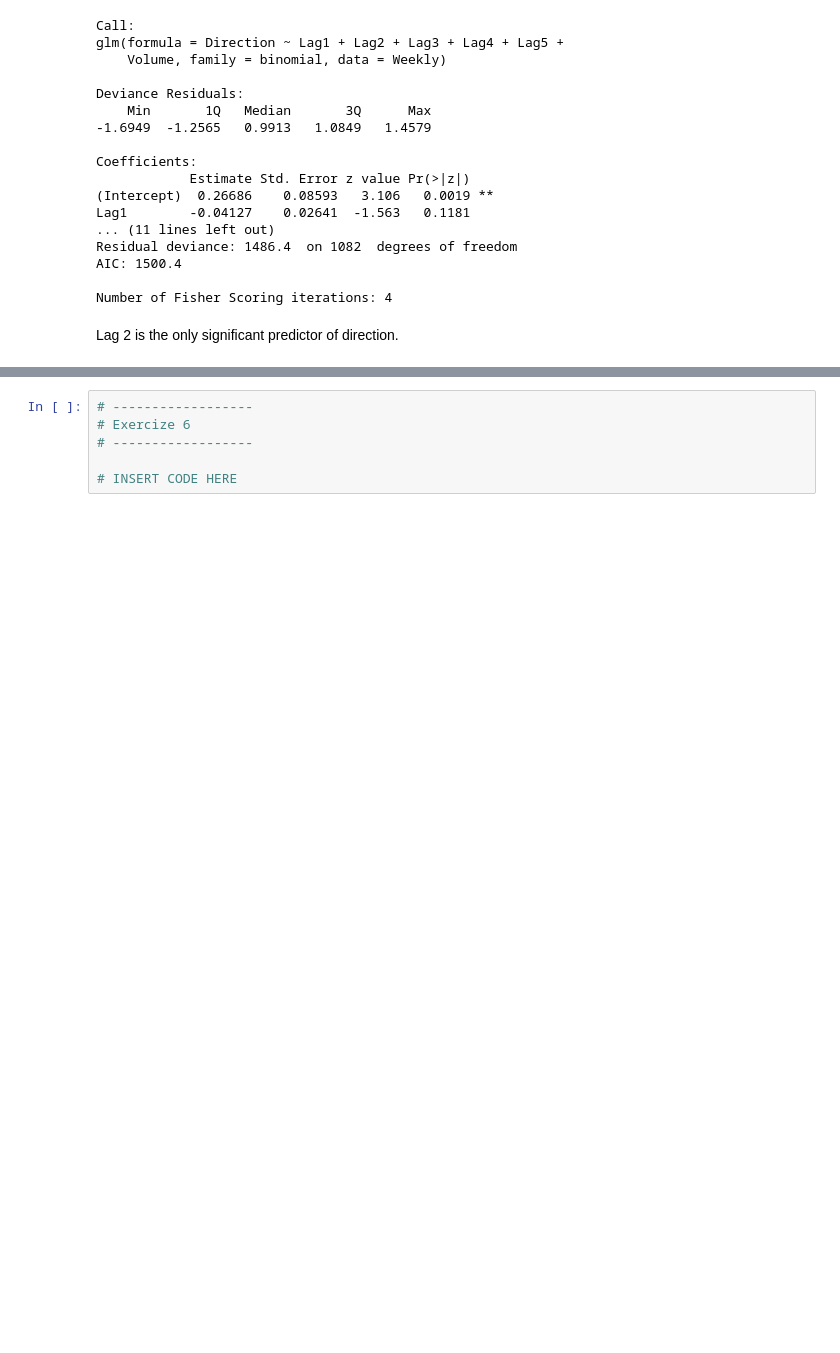
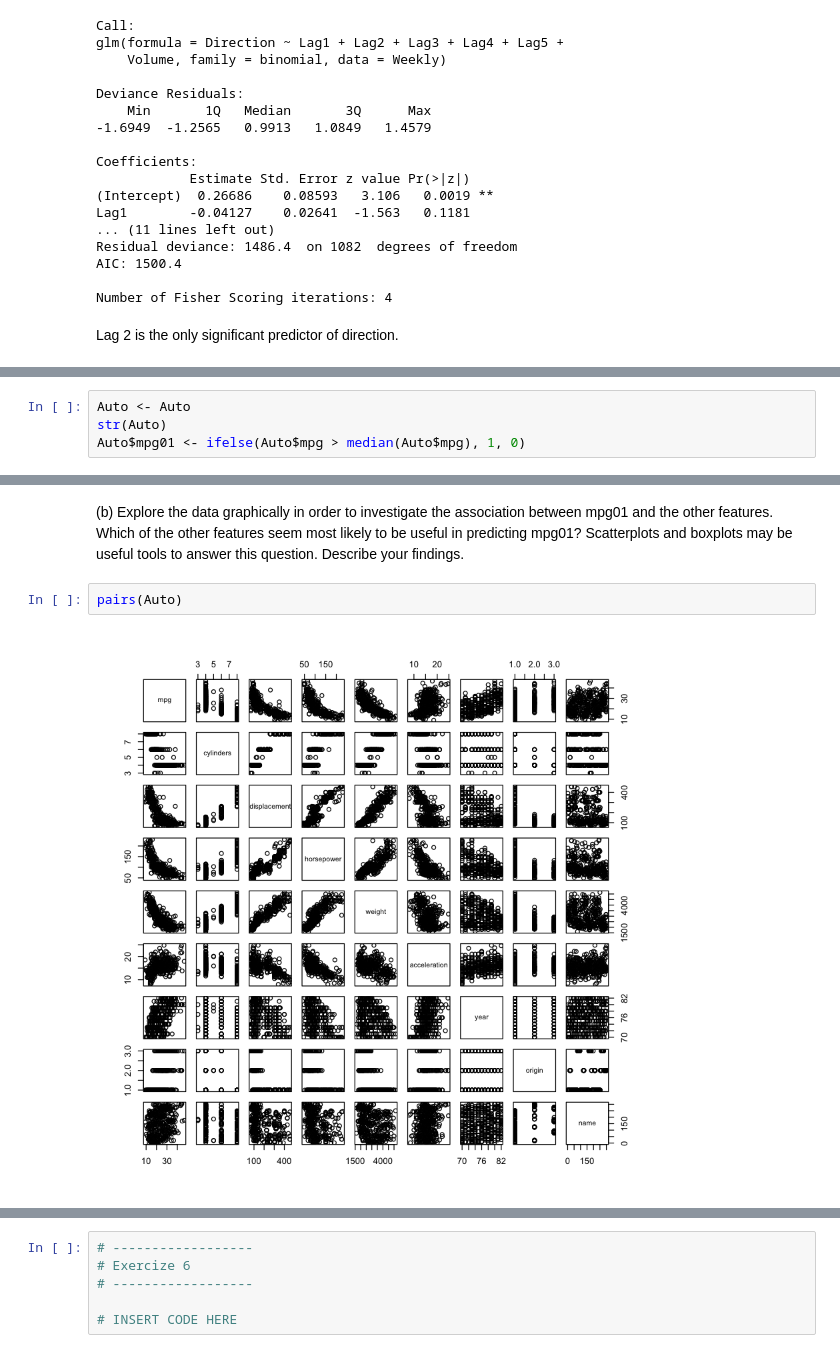
Before and after one commit to AlexSwiderski/Swiderski_DSPN_S18, a Jupyter notebook: Homework4.ipynb, the cells around one changed output, grey strips where cells are left out. Drawn from its saved outputs; the diff is of its cells as text; blank space fills up the shorter version.

```diff
--- a/Homework4.ipynb
+++ b/Homework4.ipynb
@@ -133,0 +187,4 @@ Lag 2 is the only significant predictor of direction.
+# %%
+Auto <- Auto
+str(Auto)
+Auto$mpg01 <- ifelse(Auto$mpg > median(Auto$mpg), 1, 0)
@@ -133,0 +202,6 @@ Lag 2 is the only significant predictor of direction.
+# %% [markdown]
+(b) Explore the data graphically in order to investigate the association between mpg01 and the other features. Which of the other features seem most likely to be useful in predicting mpg01? Scatterplots and boxplots may be useful tools to answer this question. Describe your findings.
+# %%
+pairs(Auto)
+# %% [output]
+[figure, added]
```
Also changed, not shown: parts of 28 cells of this notebook.
